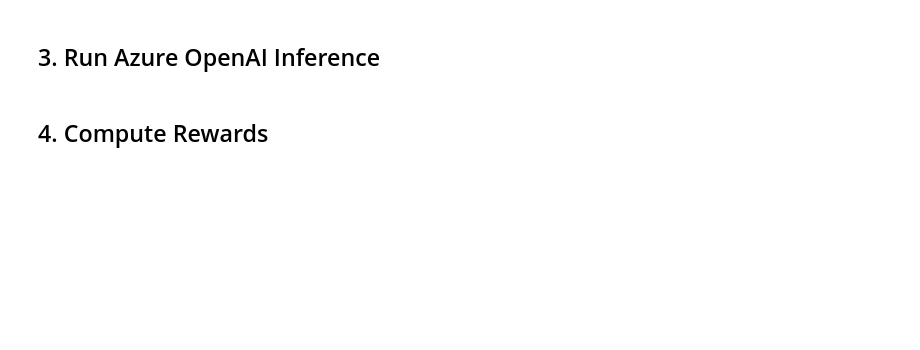
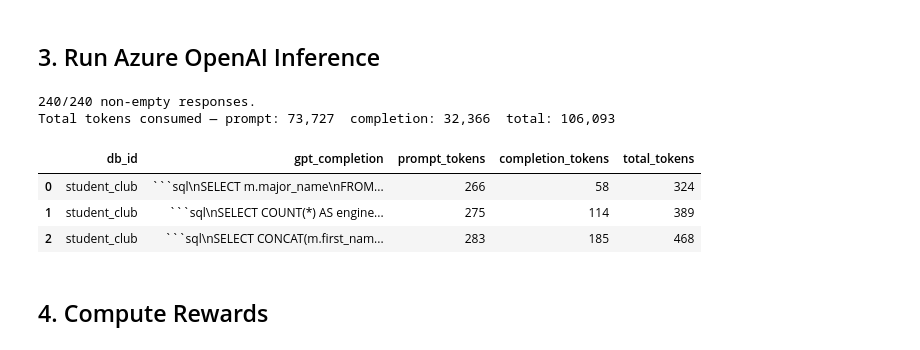
Before and after one commit to sriksmachi/text2sql-slm-finetuning-grpo, a Jupyter notebook: notebooks/02_baseline_azureopenai_gpt.ipynb, the cells around one changed output. Drawn from its saved outputs; the diff is of its cells as text; code cells hidden in the pictures; blank space fills up the shorter version.

````diff
--- a/notebooks/02_baseline_azureopenai_gpt.ipynb
+++ b/notebooks/02_baseline_azureopenai_gpt.ipynb
@@ -52,11 +83,6 @@ import ast
 import pandas as pd
 
 df = pd.read_csv(CSV_PATH)
-
-# The prompt and schema columns are stored as Python repr strings in the CSV.
-df["prompt_parsed"] = df["prompt"].apply(ast.literal_eval)
-df["schema_parsed"] = df["schema"].apply(ast.literal_eval)
-
 print(f"Loaded {len(df)} rows")
 print(f"Sources : {df['source'].value_counts().to_dict()}")
-df[["db_id", "source", "solution"]].head(3)
+df.head(1)
@@ -63,32 +94,49 @@ df[["db_id", "source", "solution"]].head(3)
 # %% [markdown]
 ## 3. Run Azure OpenAI Inference
 # %%
+import ast
 from tqdm.auto import tqdm
 
 
-def call_azure_openai(messages: list[dict], temperature: float = 0.0) -> str:
-    """Send a chat-format prompt to Azure OpenAI and return the text response."""
+def call_azure_openai(messages: list[dict]) -> tuple[str, int, int]:
+    """Send a chat-format prompt to Azure OpenAI and return (text, prompt_tokens, completion_tokens)."""
     response = client.chat.completions.create(
         model=AZURE_OPENAI_DEPLOYMENT,
         messages=messages,
-        temperature=temperature,
-        max_tokens=MAX_TOKENS,
+        max_completion_tokens=MAX_TOKENS,
     )
-    return response.choices[0].message.content or ""
+    text = response.choices[0].message.content or ""
+    usage = response.usage
+    return text, (usage.prompt_tokens if usage else 0), (usage.completion_tokens if usage else 0)
 
 
-completions = []
-for messages in tqdm(df["prompt_parsed"], desc=f"Inference ({AZURE_OPENAI_DEPLOYMENT})"):
+completions, prompt_tokens_list, completion_tokens_list = [], [], []
+for raw_prompt in tqdm(df["prompt"], desc=f"Inference ({AZURE_OPENAI_DEPLOYMENT})"):
     try:
-        text = call_azure_openai(messages, TEMPERATURE)
+        messages = ast.literal_eval(raw_prompt)
+        text, pt, ct = call_azure_openai(messages)
     except Exception as exc:
         print(f"API error: {exc}")
-        text = ""
+        text, pt, ct = "", 0, 0
     completions.append(text)
+    prompt_tokens_list.append(pt)
+    completion_tokens_list.append(ct)
 
-df["gpt_completion"] = completions
+df["gpt_completion"]       = completions
+df["prompt_tokens"]        = prompt_tokens_list
+df["completion_tokens"]    = completion_tokens_list
+df["total_tokens"]         = df["prompt_tokens"] + df["completion_tokens"]
+
 print(f"\n{sum(bool(c) for c in completions)}/{len(completions)} non-empty responses.")
-df[["db_id", "gpt_completion"]].head(3)
+print(f"Total tokens consumed — prompt: {df['prompt_tokens'].sum():,}  completion: {df['completion_tokens'].sum():,}  total: {df['total_tokens'].sum():,}")
+df[["db_id", "gpt_completion", "prompt_tokens", "completion_tokens", "total_tokens"]].head(3)
+# %% [output]
+240/240 non-empty responses.
+Total tokens consumed — prompt: 73,727  completion: 32,366  total: 106,093
+|  | db_id | gpt_completion | prompt_tokens | completion_tokens | total_tokens |
+| 0 | student_club | ```sql\nSELECT m.major_name\nFROM... | 266 | 58 | 324 |
+| 1 | student_club | ```sql\nSELECT COUNT(*) AS engine... | 275 | 114 | 389 |
+| 2 | student_club | ```sql\nSELECT CONCAT(m.first_nam... | 283 | 185 | 468 |
 # %% [markdown]
 ## 4. Compute Rewards
 # %%
````
Also changed, not shown: parts of 9 cells of this notebook, 11 other files.
